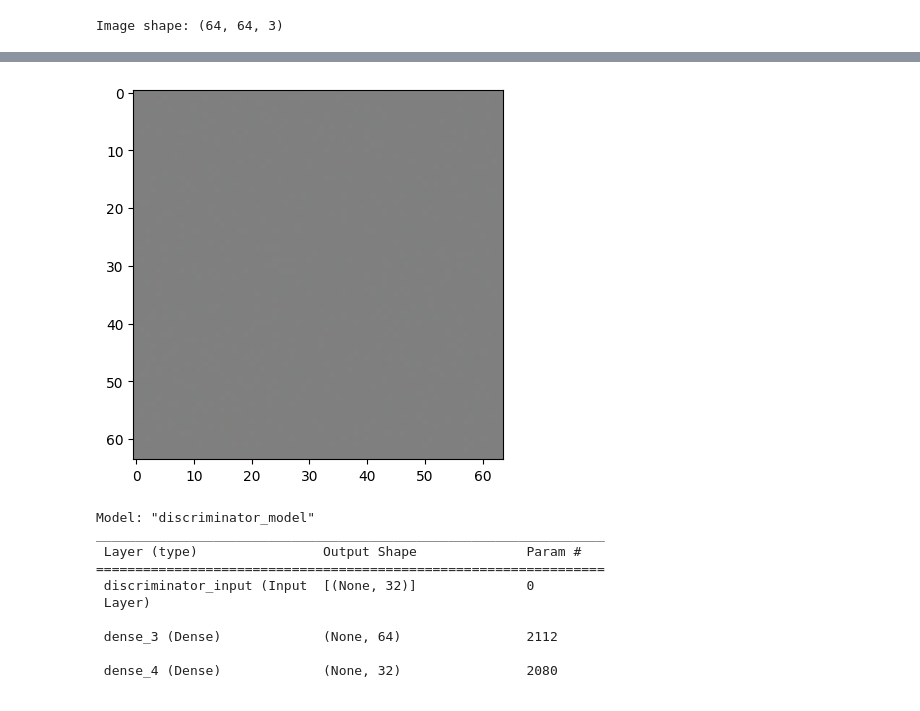
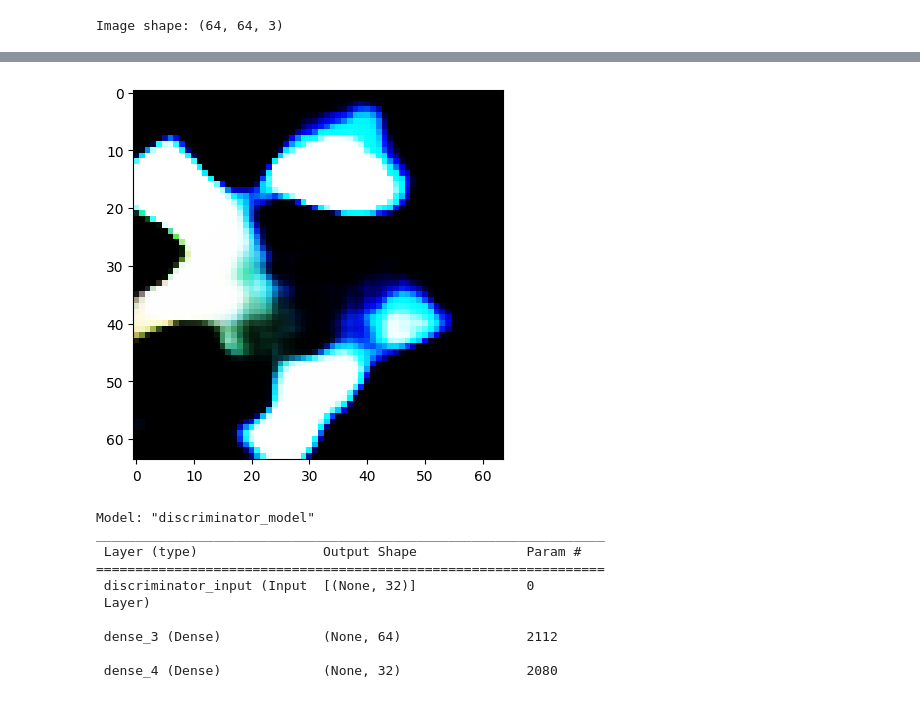
Before and after one commit to rashitiwary/Neural_Project_AA_RS_RT, a Jupyter notebook: Neural_Project_AAE.ipynb, the cells around one changed output, grey strips where cells are left out. Saved outputs shown, nothing was run; the diff lists cells and outputs as text; code cells hidden in the pictures.

Commit message:
updated VAE model complexity, but needs more training for better image generation

```diff
--- a/Neural_Project_AAE.ipynb
+++ b/Neural_Project_AAE.ipynb
@@ -209,8 +141,8 @@ for image in image_list:
     resized_image.save(image_path)
 # %%
 #Reshaped the image
-# img = load_img('img_align_celeba/081169.jpg')
-img = load_img('/Users/rashitiwary/Documents/George Washington University/Masters Subject/CSCI  6366 Neural network/Semester Project/Dataset/img_align_celeba/img_align_celeba/134526.jpg')
+img = load_img('img_align_celeba/081169.jpg')
+# img = load_img('/Users/rashitiwary/Documents/George Washington University/Masters Subject/CSCI  6366 Neural network/Semester Project/Dataset/img_align_celeba/img_align_celeba/134526.jpg')
 img_array = np.array(img)
 print("Image shape:", img_array.shape)
 # %% [output]
@@ -363,0 +463,6 @@ print(z_decoded.shape)
+# %%
+# preprocesser = preprocesser()
+# vae = VAE(preprocesser, encoder_model, decoder_model)
+vae = VAE(encoder_model, decoder_model)
+vae.compile(optimizer=keras.optimizers.Adam(1e-4))
+vae_history = vae.fit(train_ds, epochs=20, batch_size=batch_size, validation_data=(val_ds, None))
@@ -422,4 +612,0 @@ KerasTensor(type_spec=TensorSpec(shape=(None, 64, 64, 3), dtype=tf.float32, name
-# %%
-vae = Model(encoder_input, y)
-vae.compile(optimizer = 'adam')
-vae.summary()
@@ -444,2 +612,0 @@ ________________________________________________________________________________
-# %%
-vae.fit(training_data, None, epochs = 5, batch_size = 32, validation_data = (validation_data, None))
@@ -462,15 +617,15 @@ def sample_latent_space(z_mean, z_log_var):
     return z_mean + np.exp(0.5 * z_log_var) * epsilon
 
 def get_z_mean_z_log_var(input_image):
-    z_mean, z_log_var, _ = encoder_model.predict(input_image)
+    z_mean, z_log_var, _ = vae.encoder.predict(input_image)
     return z_mean, z_log_var
 
 
-z_mean_value, z_log_var_value = get_z_mean_z_log_var(test_data)
+z_mean_value, z_log_var_value = get_z_mean_z_log_var(test_ds)
 
 latent_vector = sample_latent_space(z_mean_value, z_log_var_value)
 
-generated_image = decoder_model.predict(latent_vector)
+generated_image = vae.decoder.predict(latent_vector)
 
 plt.imshow(generated_image[0])
 plt.show()
@@ -480,4 +634,4 @@ plt.show()
-[figure, old version]
+[figure, new version]
 # %%
 # Discriminator model
 discriminator_input = Input(shape=(latent_dim,), name='discriminator_input')
```
Also changed, not shown: parts of 31 cells of this notebook.
